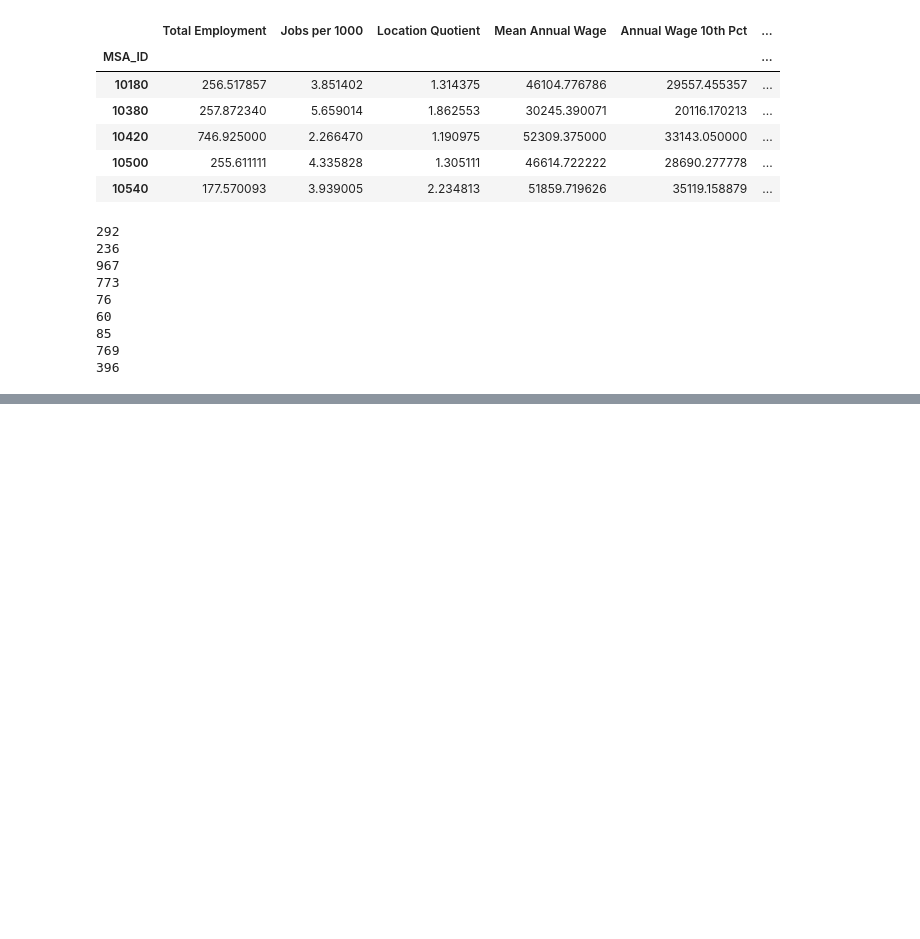
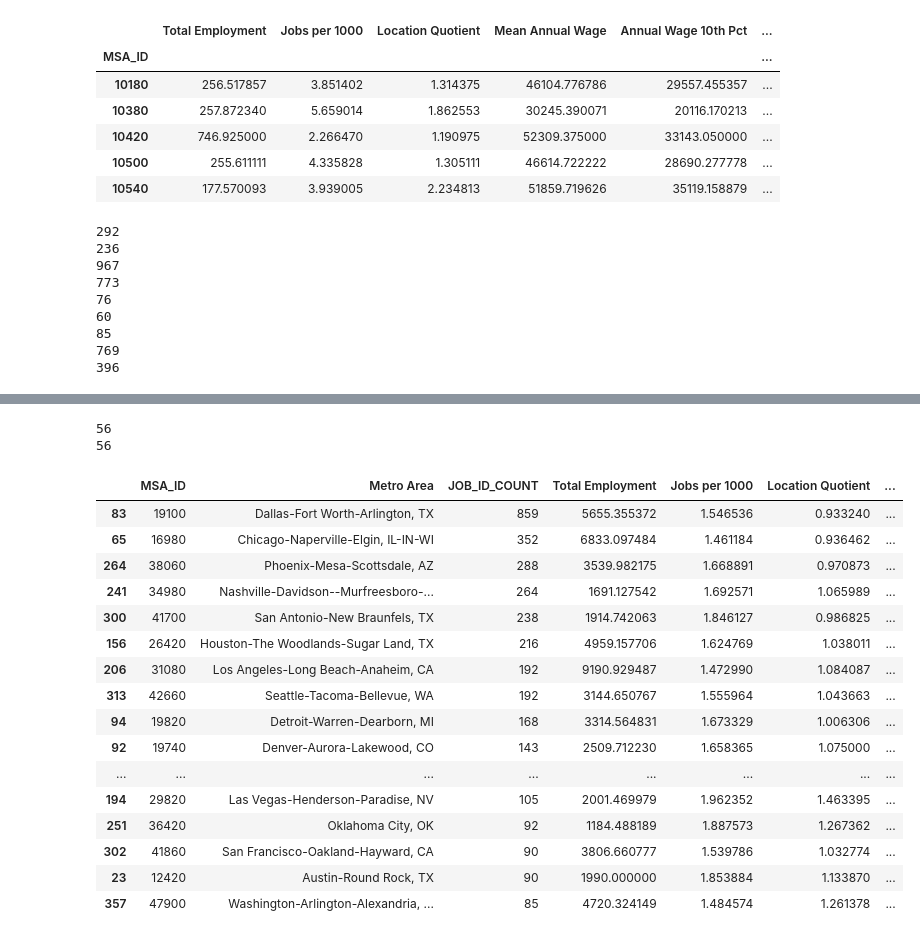
Before and after one commit to JMWilliams3790/AnonCoUSA, a Jupyter notebook: Exploration-Analysis/AnonCoExplore.ipynb, the cells around one changed output, grey strips where cells are left out. Drawn from its saved outputs; the diff is of its cells as text; code cells hidden in the pictures; blank space fills up the shorter version.

```diff
--- a/Exploration-Analysis/AnonCoExplore.ipynb
+++ b/Exploration-Analysis/AnonCoExplore.ipynb
@@ -541,3 +615,7 @@ print(msa_df_MSA['Total Employment'].count())
 #########
 #Analyze#
 #########
+# %%
+#Create DF to analyze postings per area
+posting_location_msa = posting_df_MSA.merge(msa_df_MSA, how='inner', left_index=True, right_index=True)
+posting_location_msa.head()
@@ -543,0 +630,4 @@ print(msa_df_MSA['Total Employment'].count())
+# %%
+#Drop unnecessary fields
+posting_location_msa = posting_location_msa.drop(columns = ['CITY','STATE','YEAR','LONG_OCC_CODE','BLS Job Title','OCC_CODE'])
+posting_location_msa.head()
@@ -543,0 +642,3 @@ print(msa_df_MSA['Total Employment'].count())
+# %%
+posting_location_ID = msa_Only_DF.merge(posting_location_msa, on='MSA_ID', how='inner', left_index=False, right_index=True)
+posting_location_ID.head()
@@ -543,0 +652,31 @@ print(msa_df_MSA['Total Employment'].count())
+# %%
+print(posting_location_ID['MSA_ID'].count())
+print(posting_location_msa['JOB_ID'].count())
+# %% [output]
+56
+56
+# %%
+#Rename JOB_ID to avoid confusion
+posting_location_ID.rename(columns = {'JOB_ID':'JOB_ID_COUNT'}, inplace = True)
+# %%
+#Sort DF to show metropolitan areas with most postings
+posting_location_ID = posting_location_ID.sort_values(by='JOB_ID_COUNT', ascending=False)
+posting_location_ID.head(20)
+# %% [output]
+|  | MSA_ID | Metro Area | JOB_ID_COUNT | Total Employment | Jobs per 1000 | Location Quotient | ... |
+| 83 | 19100 | Dallas-Fort Worth-Arlington, TX | 859 | 5655.355372 | 1.546536 | 0.933240 | ... |
+| 65 | 16980 | Chicago-Naperville-Elgin, IL-IN-WI | 352 | 6833.097484 | 1.461184 | 0.936462 | ... |
+| 264 | 38060 | Phoenix-Mesa-Scottsdale, AZ | 288 | 3539.982175 | 1.668891 | 0.970873 | ... |
+| 241 | 34980 | Nashville-Davidson--Murfreesboro-... | 264 | 1691.127542 | 1.692571 | 1.065989 | ... |
+| 300 | 41700 | San Antonio-New Braunfels, TX | 238 | 1914.742063 | 1.846127 | 0.986825 | ... |
+| 156 | 26420 | Houston-The Woodlands-Sugar Land, TX | 216 | 4959.157706 | 1.624769 | 1.038011 | ... |
+| 206 | 31080 | Los Angeles-Long Beach-Anaheim, CA | 192 | 9190.929487 | 1.472990 | 1.084087 | ... |
+| 313 | 42660 | Seattle-Tacoma-Bellevue, WA | 192 | 3144.650767 | 1.555964 | 1.043663 | ... |
+| 94 | 19820 | Detroit-Warren-Dearborn, MI | 168 | 3314.564831 | 1.673329 | 1.006306 | ... |
+| 92 | 19740 | Denver-Aurora-Lakewood, CO | 143 | 2509.712230 | 1.658365 | 1.075000 | ... |
+| ... | ... | ... | ... | ... | ... | ... | ... |
+| 194 | 29820 | Las Vegas-Henderson-Paradise, NV | 105 | 2001.469979 | 1.962352 | 1.463395 | ... |
+| 251 | 36420 | Oklahoma City, OK | 92 | 1184.488189 | 1.887573 | 1.267362 | ... |
+| 302 | 41860 | San Francisco-Oakland-Hayward, CA | 90 | 3806.660777 | 1.539786 | 1.032774 | ... |
+| 23 | 12420 | Austin-Round Rock, TX | 90 | 1990.000000 | 1.853884 | 1.133870 | ... |
+| 357 | 47900 | Washington-Arlington-Alexandria, ... | 85 | 4720.324149 | 1.484574 | 1.261378 | ... |
```
Also changed, not shown: parts of 12 cells of this notebook.
